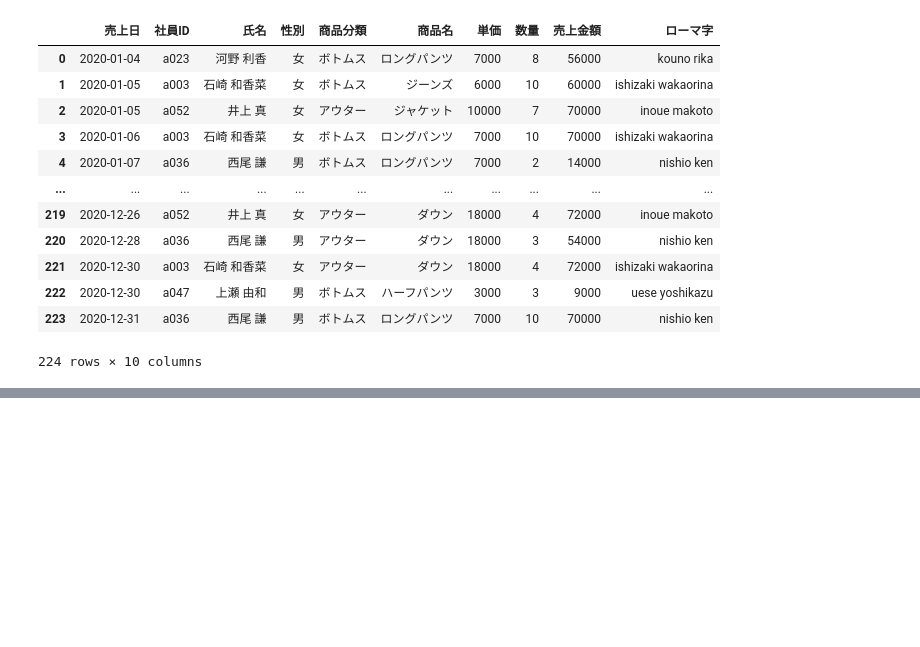
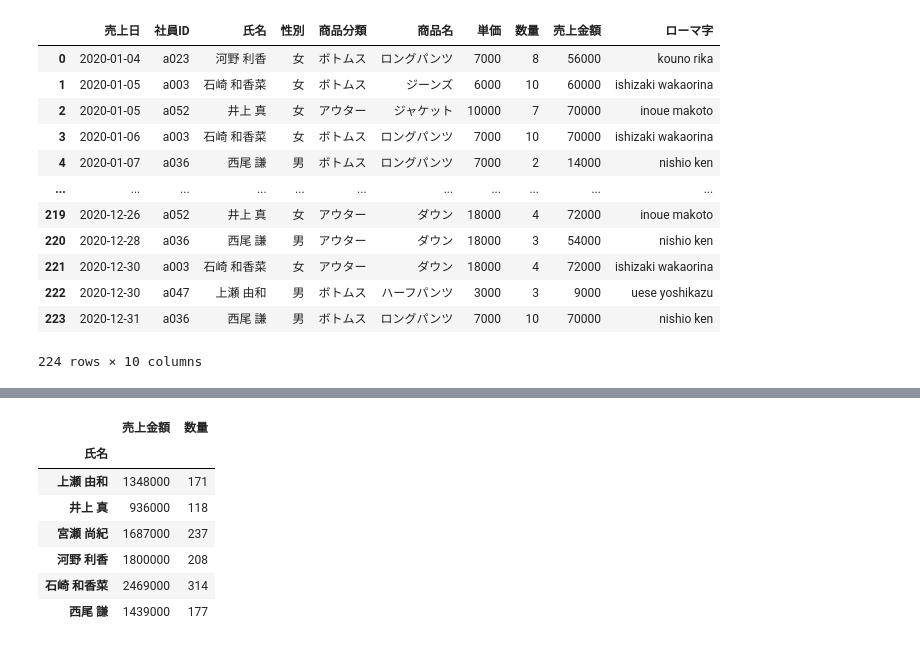
Before and after one commit to Reonbalu/Pandas, a Jupyter notebook: 14_map_apply_applymap/pykakasi_df_toExcel.ipynb, the cells around one changed output, grey strips where cells are left out. Cells and saved outputs as stored; diff of their text form; code cells hidden in the pictures; blank space fills up the shorter version.

```diff
--- a/14_map_apply_applymap/pykakasi_df_toExcel.ipynb
+++ b/14_map_apply_applymap/pykakasi_df_toExcel.ipynb
@@ -62,0 +101,12 @@ df.to_excel('df_output.xlsx')
+# %%
+#df[['氏名','売上金額']].groupby('氏名').sum()
+df[['氏名','売上金額','数量']].groupby('氏名').sum()
+# %% [output]
+|  | 売上金額 | 数量 |
+| 氏名 |  |  |
+| 上瀬 由和 | 1348000 | 171 |
+| 井上 真 | 936000 | 118 |
+| 宮瀬 尚紀 | 1687000 | 237 |
+| 河野 利香 | 1800000 | 208 |
+| 石崎 和香菜 | 2469000 | 314 |
+| 西尾 謙 | 1439000 | 177 |
```
Also changed, not shown: parts of 5 cells of this notebook, 1 other file.
